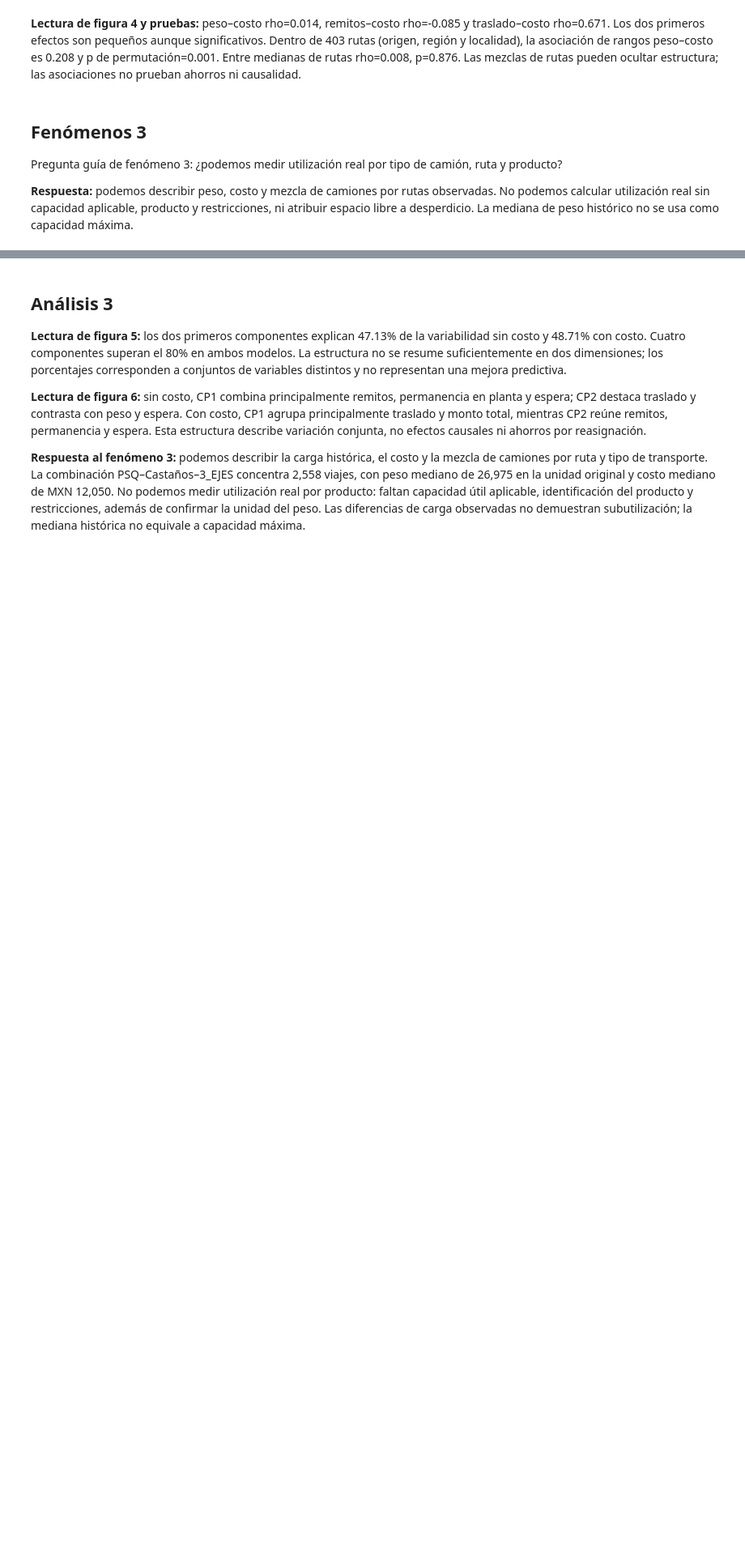
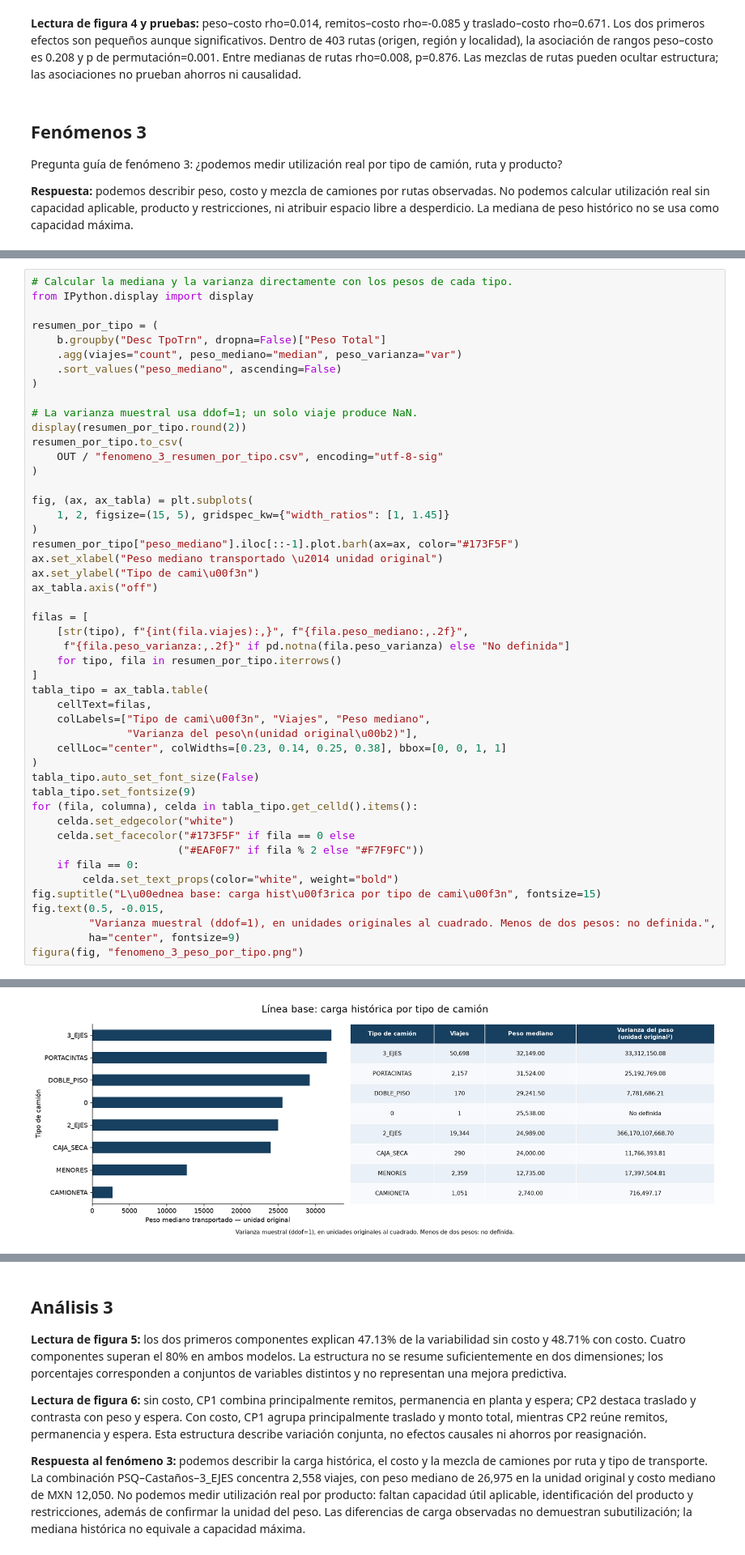
Before and after one commit to An-cell-byte/notebook_entrega1, a Jupyter notebook: Componente_2_Ternium.ipynb, the cells around one changed output, grey strips where cells are left out. Shown at 81% size. Saved outputs shown, nothing was run; the diff lists cells and outputs as text; blank space fills up the shorter version.

```diff
--- a/Componente_2_Ternium.ipynb
+++ b/Componente_2_Ternium.ipynb
@@ -487,0 +522,49 @@ Conclusión: se puede construir una línea base descriptiva por ruta y tipo de c
+# %%
+# Calcular la mediana y la varianza directamente con los pesos de cada tipo.
+from IPython.display import display
+
+resumen_por_tipo = (
+    b.groupby("Desc TpoTrn", dropna=False)["Peso Total"]
+    .agg(viajes="count", peso_mediano="median", peso_varianza="var")
+    .sort_values("peso_mediano", ascending=False)
+)
+
+# La varianza muestral usa ddof=1; un solo viaje produce NaN.
+display(resumen_por_tipo.round(2))
+resumen_por_tipo.to_csv(
+    OUT / "fenomeno_3_resumen_por_tipo.csv", encoding="utf-8-sig"
+)
+
+fig, (ax, ax_tabla) = plt.subplots(
+    1, 2, figsize=(15, 5), gridspec_kw={"width_ratios": [1, 1.45]}
+)
+resumen_por_tipo["peso_mediano"].iloc[::-1].plot.barh(ax=ax, color="#173F5F")
+ax.set_xlabel("Peso mediano transportado \u2014 unidad original")
+ax.set_ylabel("Tipo de cami\u00f3n")
+ax_tabla.axis("off")
+
+filas = [
+    [str(tipo), f"{int(fila.viajes):,}", f"{fila.peso_mediano:,.2f}",
+     f"{fila.peso_varianza:,.2f}" if pd.notna(fila.peso_varianza) else "No definida"]
+    for tipo, fila in resumen_por_tipo.iterrows()
+]
+tabla_tipo = ax_tabla.table(
+    cellText=filas,
+    colLabels=["Tipo de cami\u00f3n", "Viajes", "Peso mediano",
+               "Varianza del peso\n(unidad original\u00b2)"],
+    cellLoc="center", colWidths=[0.23, 0.14, 0.25, 0.38], bbox=[0, 0, 1, 1]
+)
+tabla_tipo.auto_set_font_size(False)
+tabla_tipo.set_fontsize(9)
+for (fila, columna), celda in tabla_tipo.get_celld().items():
+    celda.set_edgecolor("white")
+    celda.set_facecolor("#173F5F" if fila == 0 else
+                       ("#EAF0F7" if fila % 2 else "#F7F9FC"))
+    if fila == 0:
+        celda.set_text_props(color="white", weight="bold")
+fig.suptitle("L\u00ednea base: carga hist\u00f3rica por tipo de cami\u00f3n", fontsize=15)
+fig.text(0.5, -0.015,
+         "Varianza muestral (ddof=1), en unidades originales al cuadrado. Menos de dos pesos: no definida.",
+         ha="center", fontsize=9)
+figura(fig, "fenomeno_3_peso_por_tipo.png")
+# %% [output]
@@ -488,3 +581,4 @@ Conclusión: se puede construir una línea base descriptiva por ruta y tipo de c
+[figure, added]
 # %%
 import pandas as pd
 import matplotlib.pyplot as plt
```
Also changed, not shown: parts of 5 cells of this notebook, 9 other files.
